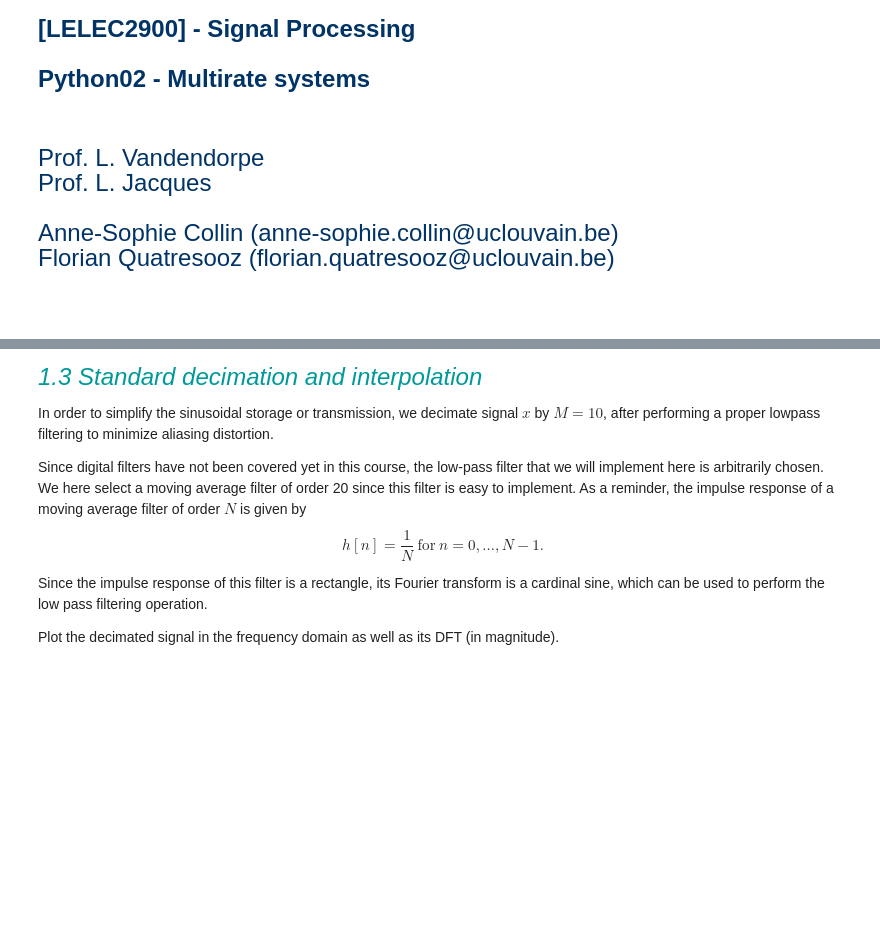
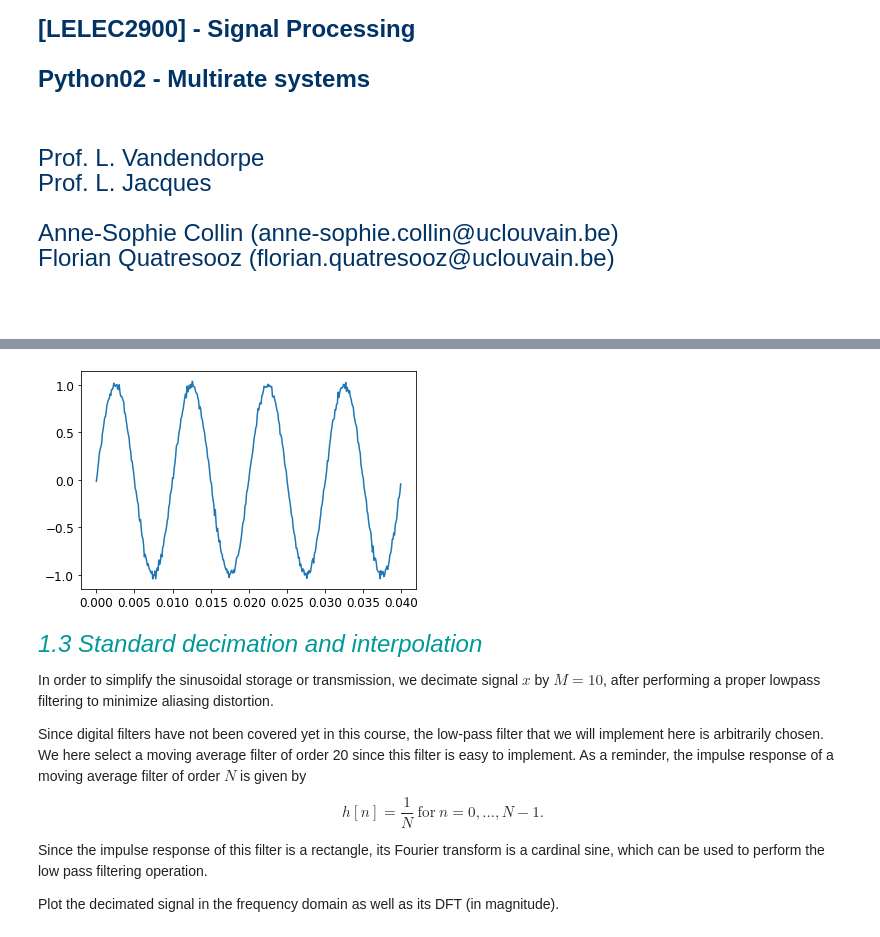
Before and after one commit to Ery4z/2900, a Jupyter notebook: Python2/Python02-Multirate systems.ipynb, the cells around one changed output, grey strips where cells are left out. Drawn from its saved outputs; the diff is of its cells as text; code cells hidden in the pictures; blank space fills up the shorter version.

```diff
--- a/Python2/Python02-Multirate systems.ipynb
+++ b/Python2/Python02-Multirate systems.ipynb
@@ -66,3 +66,19 @@ import cmath as math
+# %%
+#---------------------------------------------------------------------------
+#TO COMPLETE
+#---------------------------------------------------------------------------
+
+t = np.arange(0,0.04,0.0001)
+
+SAMPLE_RATE = 10e4
+DURATION = 0.04
+
+
+x = np.sin(2*np.pi*100*t) + np.random.normal(0,0.05**2,len(t))*10
+plt.plot(t,x)
+plt.show()
+# %% [output]
+[figure, added]
 # %% [markdown]
 <font size=5 color=#009999> <i>1.3 Standard decimation and interpolation</i> </font>
 
```
Also changed, not shown: parts of 10 cells of this notebook.
